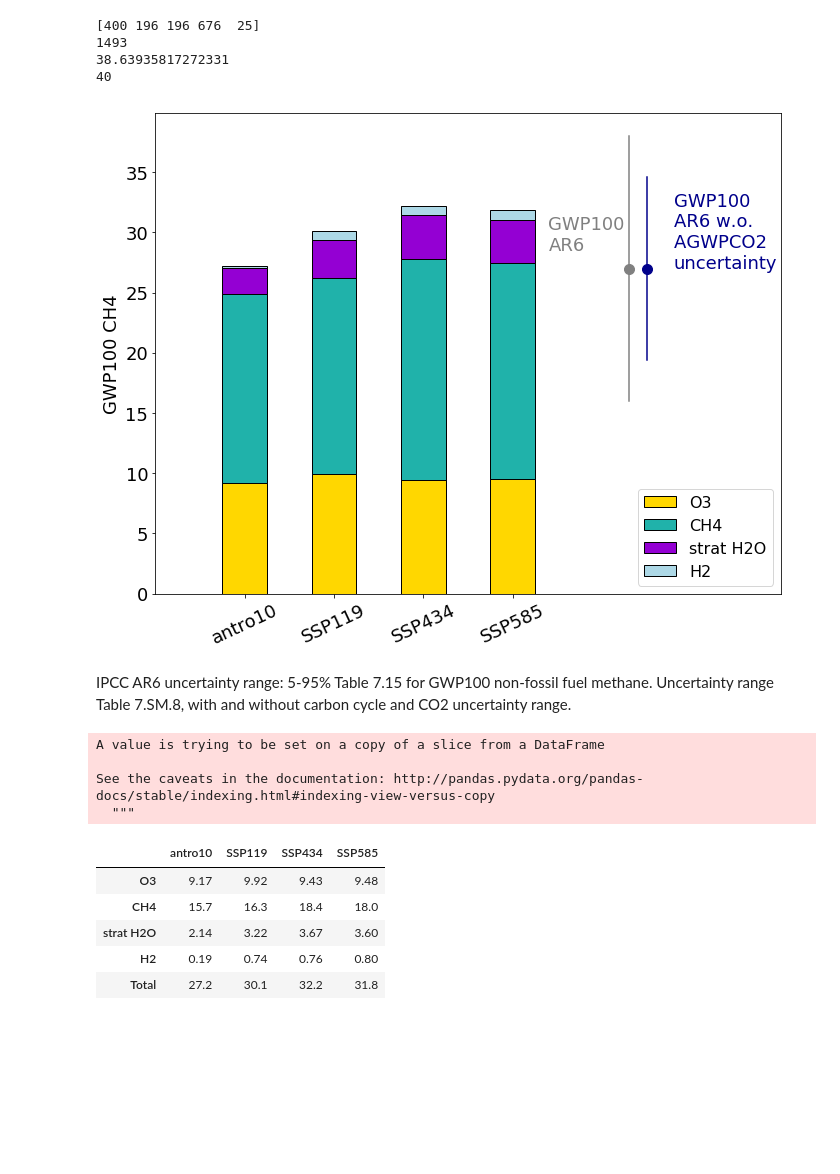
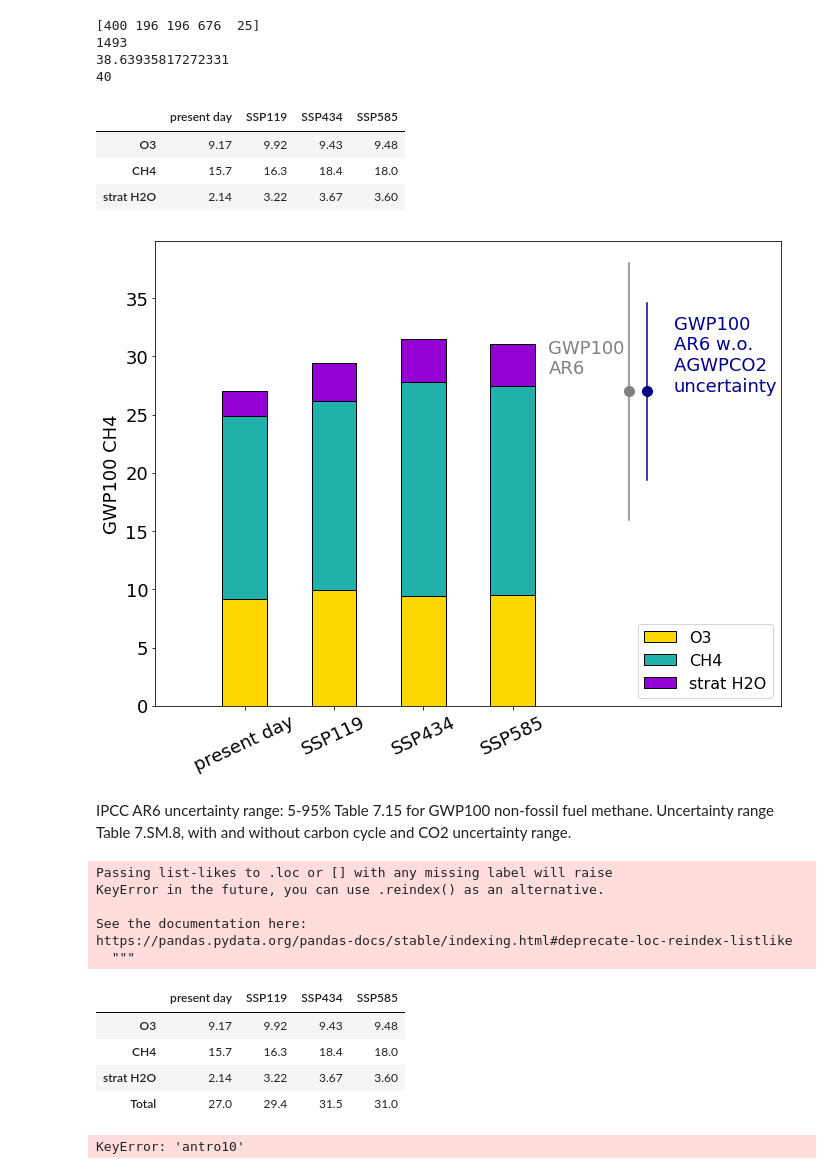
Before and after one commit to ragnhibs/Hydrogen_GWP_avi_sensitivity, a Jupyter notebook: GWP_figures.ipynb, the cells around one changed output. Saved outputs shown, nothing was run; the diff lists cells and outputs as text; code cells hidden in the pictures; blank space fills up the shorter version.

```diff
--- a/GWP_figures.ipynb
+++ b/GWP_figures.ipynb
@@ -435,30 +462,42 @@ GWP100_AR6_unc_alt = 27.0*tot_alt/100.0
 1493
 38.63935817272331
 40
+# %%
+df_table_gwp = df_table_gwp[['antro10','SSP119','SSP434','SSP585']].drop('H2',axis=0)
+re_index = {'antro10':'present day',
+            'SSP119':'SSP119',
+            'SSP434':'SSP434',
+            'SSP585':'SSP585'}
+
+df_table_gwp = df_table_gwp.rename(re_index,axis=1)
+df_table_gwp
+# %% [output]
+|  | present day | SSP119 | SSP434 | SSP585 |
+| O3 | 9.17 | 9.92 | 9.43 | 9.48 |
+| CH4 | 15.7 | 16.3 | 18.4 | 18.0 |
+| strat H2O | 2.14 | 3.22 | 3.67 | 3.60 |
 # %%
-df_table_gwp = df_table_gwp[['antro10','SSP119','SSP434','SSP585']]
-
 fig, axs = plt.subplots(nrows=1,ncols=1,squeeze=True,figsize=(10,8))
 df_table_gwp.T.plot.bar(stacked=True,
-                        color=[O3_color, CH4_color, H2O_color, H2_color],
+                        color=[O3_color, CH4_color, H2O_color],#, H2_color],
                         #color={"O3": 'C1', "CH4": 'C2',"strat H2O":'C4',"H2":'C5'},
                         edgecolor='black',ax=axs)
 
 #It is the non-fossil GWP that is relevant to compare to.
 axs.plot([4.3,4.3],[27.0-11 ,27.0+11 ],color='gray')
 axs.plot([4.5,4.5],[27.0-GWP100_AR6_unc_alt ,27.0+GWP100_AR6_unc_alt ],color='darkblue')
 axs.plot(4.3,27.0,'o',markersize=10,color='gray')
 axs.plot(4.5,27.0,'o',markersize=10,color='darkblue')
 axs.text(3.4,28.5,'GWP100 \nAR6',color='gray')
 axs.text(4.8,27.0,'GWP100 \nAR6 w.o. \nAGWPCO2 \nuncertainty',color='darkblue')
 plt.legend(loc='lower right')
 plt.xlim([-1,6])
 plt.ylabel('GWP100 CH4')
 plt.xticks(rotation=25, horizontalalignment="center")
 plt.tight_layout()
 plt.savefig('output/CH4_GWP.png', transparent=True)
 # %% [output]
-[figure, old version]
+[figure, new version]
 # %% [markdown]
 IPCC AR6 uncertainty range: 5-95% Table 7.15 for GWP100 non-fossil fuel methane. Uncertainty range Table 7.SM.8, with and without carbon cycle and CO2 uncertainty range.
 # %%
@@ -471,13 +510,18 @@ df_table_gwp.loc['Total']=df_table_gwp.loc[['O3','CH4','strat H2O','H2']].sum(ax
 
 df_table_gwp
 # %% [output]
-A value is trying to be set on a copy of a slice from a DataFrame
+Passing list-likes to .loc or [] with any missing label will raise
+KeyError in the future, you can use .reindex() as an alternative.
 
-See the caveats in the documentation: http://pandas.pydata.org/pandas-docs/stable/indexing.html#indexing-view-versus-copy
+See the documentation here:
+https://pandas.pydata.org/pandas-docs/stable/indexing.html#deprecate-loc-reindex-listlike
   """
-|  | antro10 | SSP119 | SSP434 | SSP585 |
+|  | present day | SSP119 | SSP434 | SSP585 |
 | O3 | 9.17 | 9.92 | 9.43 | 9.48 |
 | CH4 | 15.7 | 16.3 | 18.4 | 18.0 |
 | strat H2O | 2.14 | 3.22 | 3.67 | 3.60 |
-| H2 | 0.19 | 0.74 | 0.76 | 0.80 |
-| Total | 27.2 | 30.1 | 32.2 | 31.8 |
+| Total | 27.0 | 29.4 | 31.5 | 31.0 |
+# %%
+df_table_gwp.loc['Total'] - df_table_gwp.loc['Total']['antro10']
+# %% [output]
+KeyError: 'antro10'
```
Also changed, not shown: parts of 14 cells of this notebook, 3 other files.
